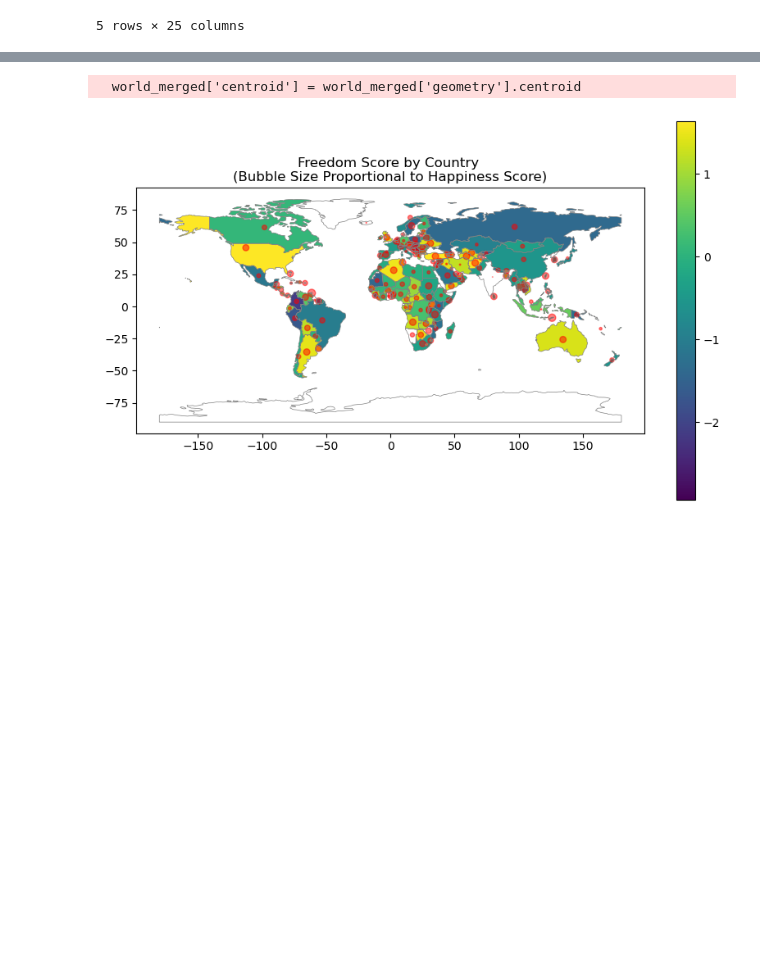
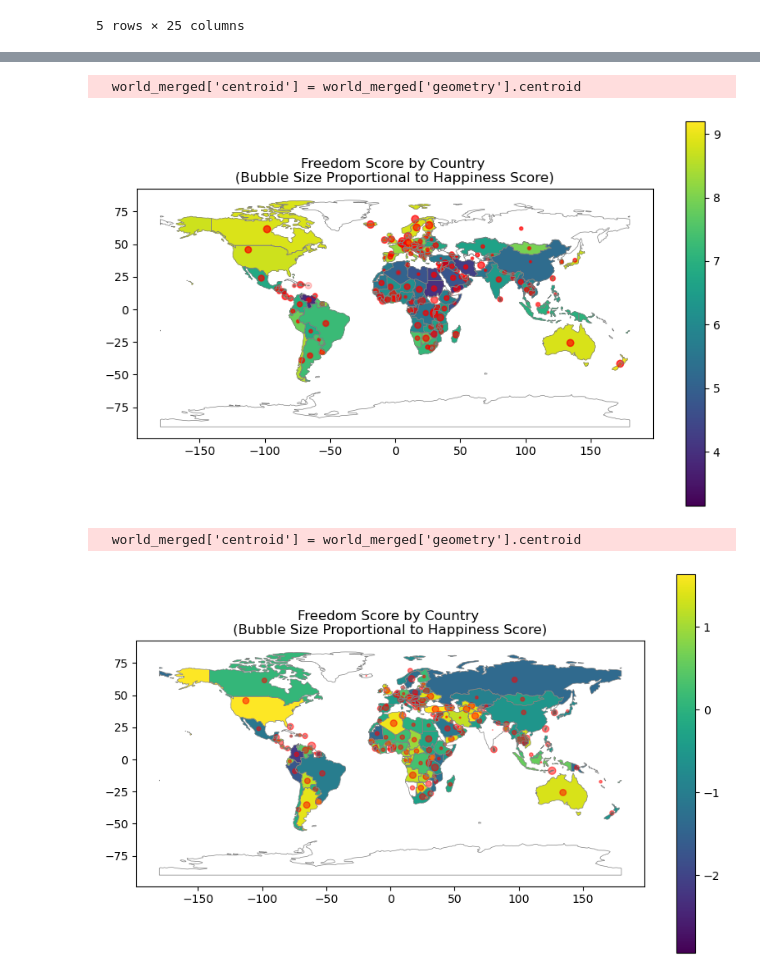
Before and after one commit to lalessia/Happiness-VS-Freedom, a Jupyter notebook: AlessiaProfetaDataVis.ipynb, the cells around one changed output, grey strips where cells are left out. Cells and saved outputs as stored; diff of their text form; code cells hidden in the pictures; blank space fills up the shorter version.

Commit message:
improve geopandas maps

```diff
--- a/AlessiaProfetaDataVis.ipynb
+++ b/AlessiaProfetaDataVis.ipynb
@@ -731,0 +734,6 @@ grouped_by_country = grouped_by_country[['country', 'happiness_score', 'hf_score
+# %%
+std_scaler = StandardScaler()
+
+happy_free_scaled = std_scaler.fit_transform(happy_free_outer[columns].to_numpy())
+happy_free_scaled = pd.DataFrame(happy_free_scaled, columns=happy_free_outer[columns].columns.values)
+happy_free_scaled = happy_free_scaled.rename(columns=lambda x: x + '_scaled')
@@ -732,3 +753,45 @@ grouped_by_country = grouped_by_country[['country', 'happiness_score', 'hf_score
+# %%
+happy_free_scaled = pd.concat([happy_free_scaled, happy_free_outer], axis=1)
+world_merged = world.merge(happy_free_scaled, left_on='name', right_on='country')
+# %%
+
+# Calcola il centroide di ogni geometria poligonale
+world_merged['centroid'] = world_merged['geometry'].centroid
+
+# Estrai le coordinate x e y dal centroide
+world_merged['centroid_x'] = world_merged['centroid'].x
+world_merged['centroid_y'] = world_merged['centroid'].y
+
+# Aggiungi un offset per spostare i valori sopra lo zero
+offset = abs(world_merged['happiness_score_scaled'].min()) + 1
+world_merged['happiness_score_shifted'] = world_merged['happiness_score_scaled'] + offset
+
+# Applica lo StandardScaler
+world_merged['happiness_score_scaled'] = std_scaler.fit_transform(world_merged[['happiness_score_shifted']])
+
+# Calcola le dimensioni delle bolle basate sui valori scalati dell'happiness_score
+bubble_sizes = np.abs(world_merged['happiness_score_scaled']) * 20
+# %% [output]
+  world_merged['centroid'] = world_merged['geometry'].centroid
+# %%
+#this command to avoid ShapelyDeprecationWarning
+warnings.filterwarnings("ignore", category=ShapelyDeprecationWarning)
+
+# Crea un grafico con geopandas
+fig, ax = plt.subplots(figsize=(10, 6))
+world_merged.plot(column='hf_score', cmap='viridis', legend=True, ax=ax)
+
+# Aggiungi le bolle colorate in base all'happiness_score
+ax.scatter(world_merged['centroid_x'], world_merged['centroid_y'],
+            s=bubble_sizes, color='red', alpha=0.2)
+
+# Aggiungi le linee dei confini degli stati
+world.boundary.plot(ax=ax, color='gray', linewidth=0.5)
+
+plt.title('Freedom Score by Country \n(Bubble Size Proportional to Happiness Score)')
+plt.show()
+# %% [output]
+[figure, added]
 # %%
 #tramite la libreria sklearn, vengono normalizzati i dati in modo che in fase di presentazione del grafico, i gap tra stati siano più evidenti
 std_scaler = StandardScaler()
```
Also changed, not shown: parts of 4 cells of this notebook.
